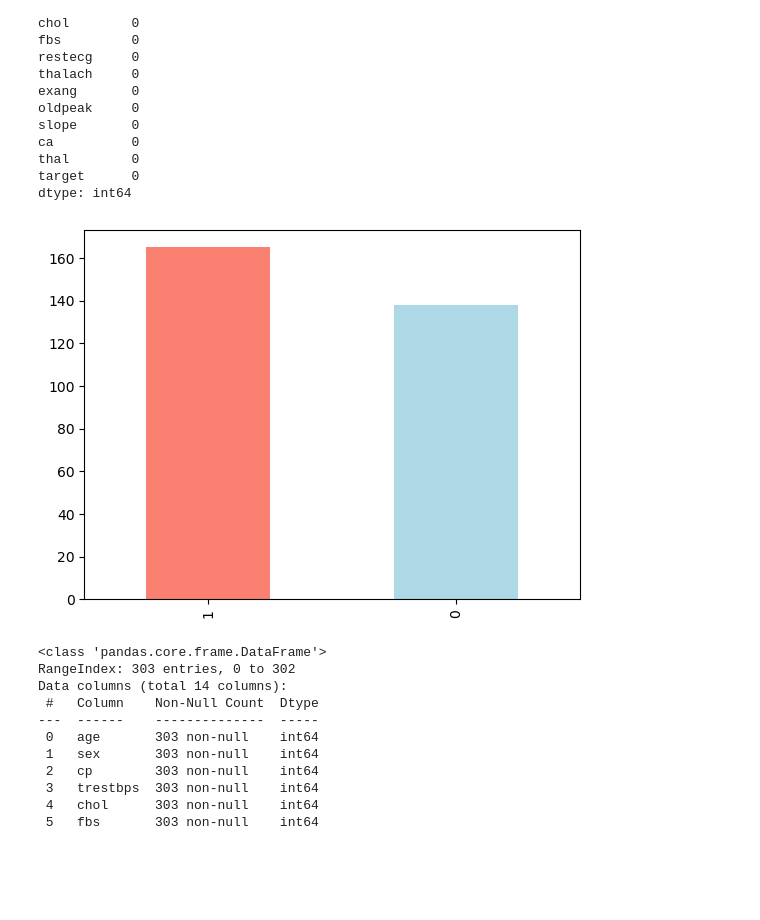
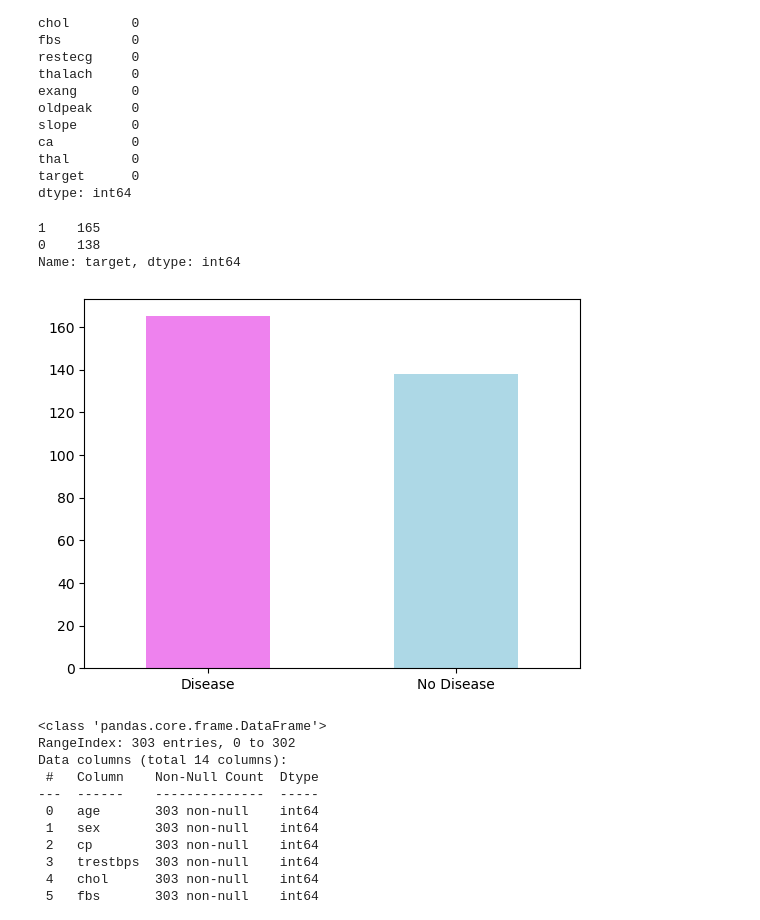
Before and after one commit to lorenarms/Machine_Learning, a Jupyter notebook: heart_disease_project/Predict-Heart-Disease.ipynb, the cells around one changed output. Saved outputs shown, nothing was run; the diff lists cells and outputs as text; code cells hidden in the pictures; blank space fills up the shorter version.

```diff
--- a/heart_disease_project/Predict-Heart-Disease.ipynb
+++ b/heart_disease_project/Predict-Heart-Disease.ipynb
@@ -109,10 +109,17 @@ ca          0
 thal        0
 target      0
 dtype: int64
+# %%
+df["target"].value_counts()
+# %% [output]
+1    165
+0    138
+Name: target, dtype: int64
 # %%
-df["target"].value_counts().plot(kind="bar", color=["salmon", "lightblue"]);
+df["target"].value_counts().plot(kind="bar", color=["violet", "lightblue"]);
+plt.xticks(rotation=0, ticks=[0,1], labels=['Disease', 'No Disease']);
 # %% [output]
-[figure, old version]
+[figure, new version]
 # %%
 df.info()
 # %% [output]
```
Also changed, not shown: parts of 23 cells of this notebook.
